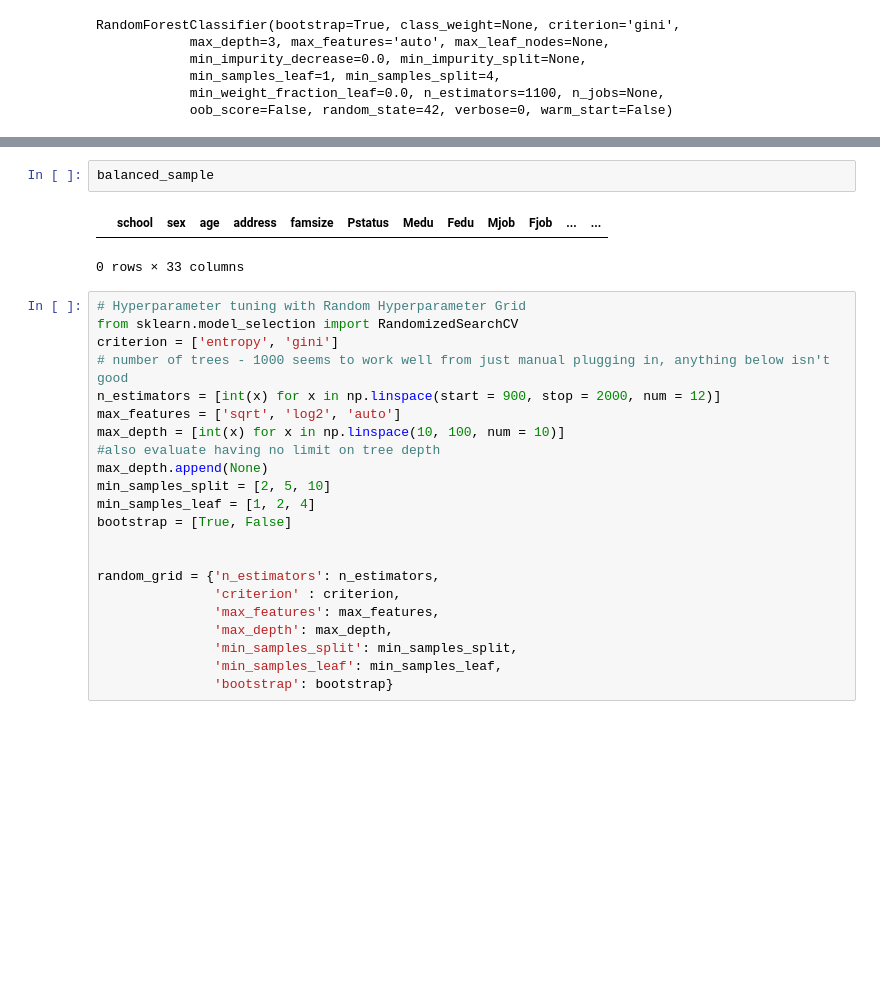
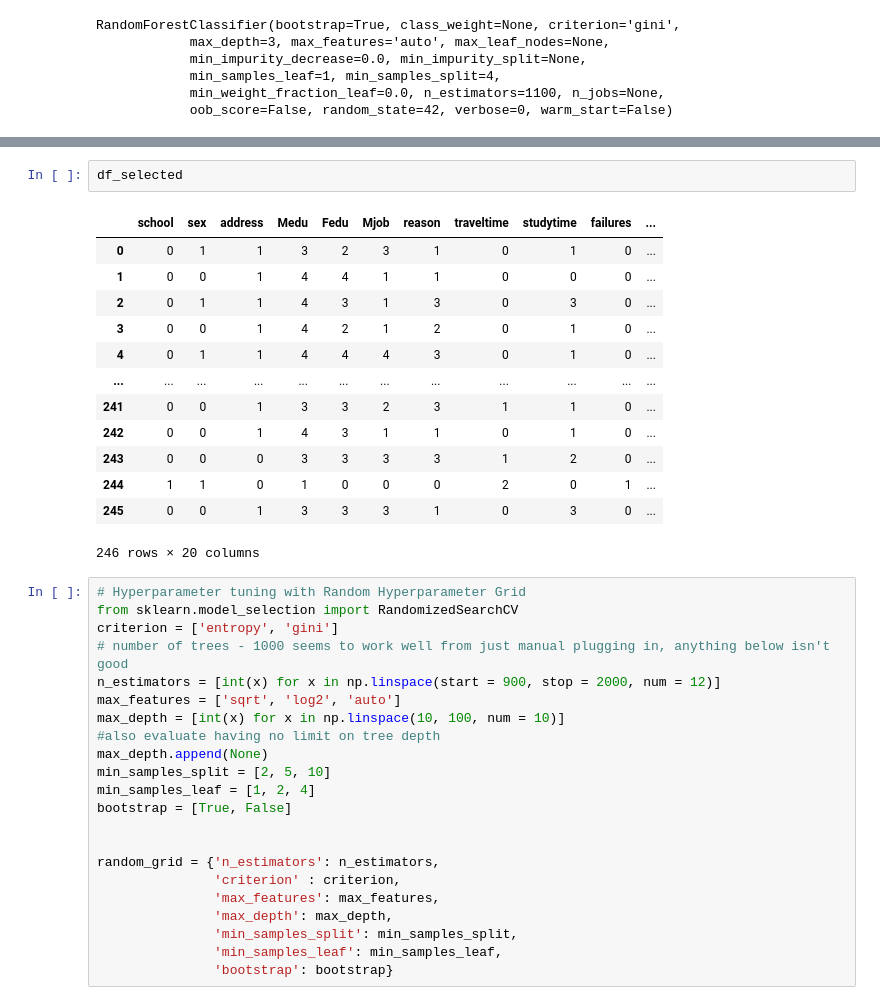
Before and after one commit to olga-khab/msa-predicting-performance, a Jupyter notebook: msa-project.ipynb, the cells around one changed output, grey strips where cells are left out. Drawn from its saved outputs; the diff is of its cells as text; blank space fills up the shorter version.

```diff
--- a/msa-project.ipynb
+++ b/msa-project.ipynb
@@ -469,8 +537,19 @@ weighted avg       0.73      0.70      0.70        50
-# %%
-balanced_sample
-# %% [output]
-|  | school | sex | age | address | famsize | Pstatus | Medu | Fedu | Mjob | Fjob | ... | ... |
-0 rows × 33 columns
+# %%
+df_selected
+# %% [output]
+|  | school | sex | address | Medu | Fedu | Mjob | reason | traveltime | studytime | failures | ... |
+| 0 | 0 | 1 | 1 | 3 | 2 | 3 | 1 | 0 | 1 | 0 | ... |
+| 1 | 0 | 0 | 1 | 4 | 4 | 1 | 1 | 0 | 0 | 0 | ... |
+| 2 | 0 | 1 | 1 | 4 | 3 | 1 | 3 | 0 | 3 | 0 | ... |
+| 3 | 0 | 0 | 1 | 4 | 2 | 1 | 2 | 0 | 1 | 0 | ... |
+| 4 | 0 | 1 | 1 | 4 | 4 | 4 | 3 | 0 | 1 | 0 | ... |
+| ... | ... | ... | ... | ... | ... | ... | ... | ... | ... | ... | ... |
+| 241 | 0 | 0 | 1 | 3 | 3 | 2 | 3 | 1 | 1 | 0 | ... |
+| 242 | 0 | 0 | 1 | 4 | 3 | 1 | 1 | 0 | 1 | 0 | ... |
+| 243 | 0 | 0 | 0 | 3 | 3 | 3 | 3 | 1 | 2 | 0 | ... |
+| 244 | 1 | 1 | 0 | 1 | 0 | 0 | 0 | 2 | 0 | 1 | ... |
+| 245 | 0 | 0 | 1 | 3 | 3 | 3 | 1 | 0 | 3 | 0 | ... |
+246 rows × 20 columns
 # %%
 # Hyperparameter tuning with Random Hyperparameter Grid
 from sklearn.model_selection import RandomizedSearchCV
```
Also changed, not shown: parts of 21 cells of this notebook.
